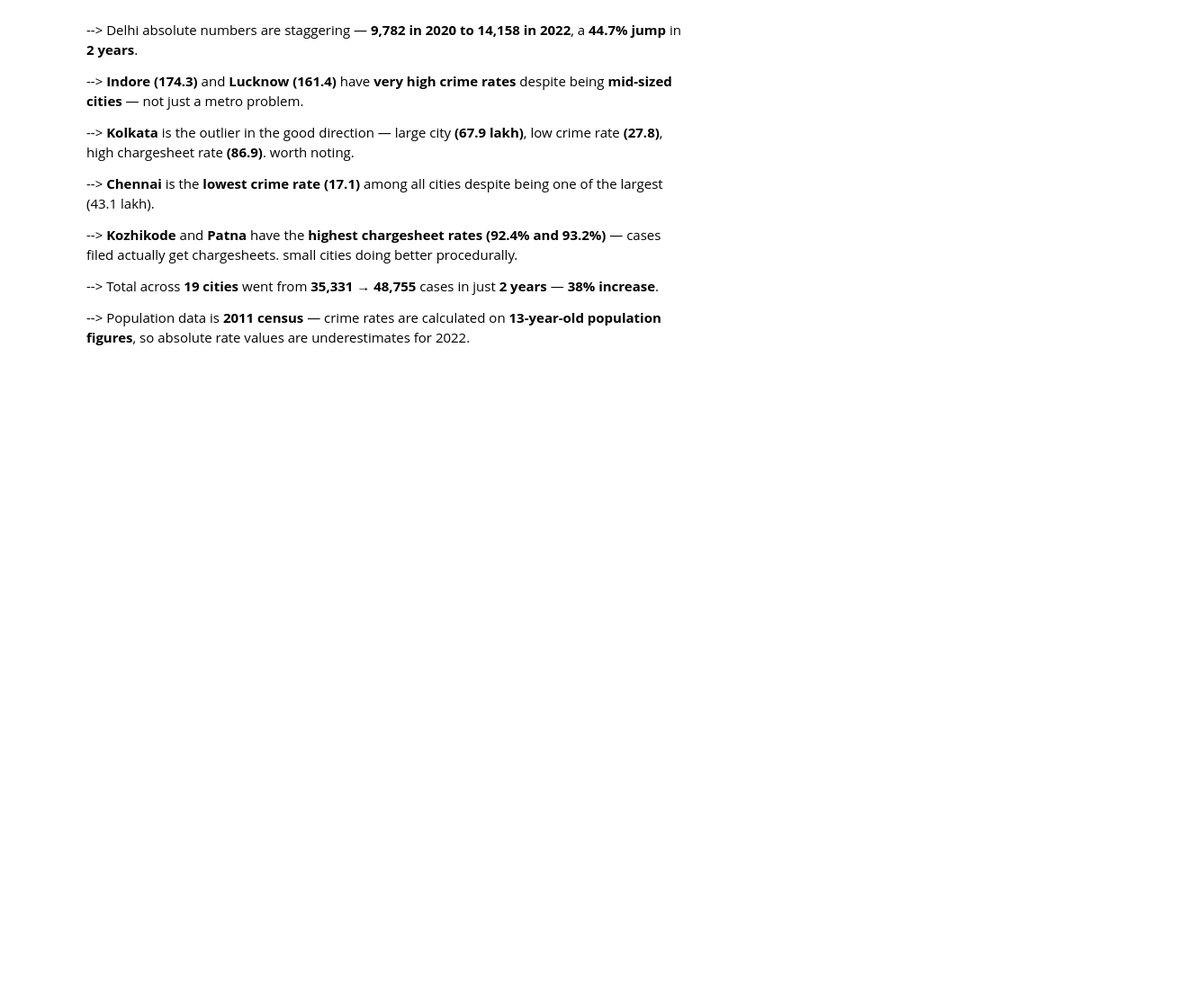
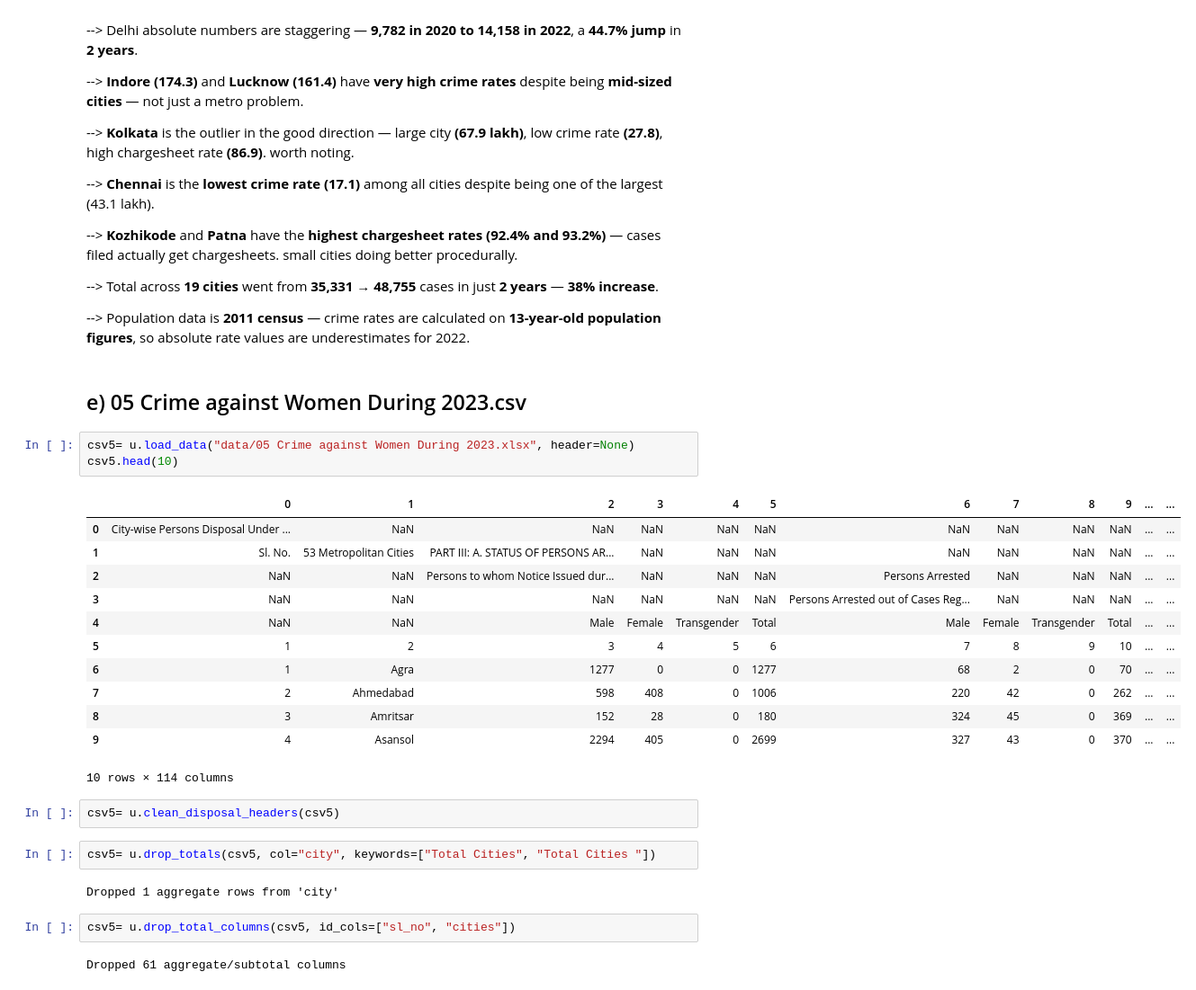
Before and after one commit to bhavya25-ds/The-Committee-Will-Look-Into-It, a Jupyter notebook: 02_Gender_Injustice/01_EDA.ipynb, the cells around one changed output. Shown at 90% size. Saved outputs shown, nothing was run; the diff lists cells and outputs as text; blank space fills up the shorter version.

```diff
--- a/02_Gender_Injustice/01_EDA.ipynb
+++ b/02_Gender_Injustice/01_EDA.ipynb
@@ -514,3 +453,31 @@ Saved | shape- (57, 6)
 --> Total across **19 cities** went from **35,331 → 48,755** cases in just **2 years** — **38% increase**.
 
 --> Population data is **2011 census** — crime rates are calculated on **13-year-old population figures**, so absolute rate values are underestimates for 2022.
+# %% [markdown]
+## e) 05 Crime against Women During 2023.csv
+# %%
+csv5= u.load_data("data/05 Crime against Women During 2023.xlsx", header=None)
+csv5.head(10)
+# %% [output]
+|  | 0 | 1 | 2 | 3 | 4 | 5 | 6 | 7 | 8 | 9 | ... | ... |
+| 0 | City-wise Persons Disposal Under ... | NaN | NaN | NaN | NaN | NaN | NaN | NaN | NaN | NaN | ... | ... |
+| 1 | Sl. No. | 53 Metropolitan Cities | PART III: A. STATUS OF PERSONS AR... | NaN | NaN | NaN | NaN | NaN | NaN | NaN | ... | ... |
+| 2 | NaN | NaN | Persons to whom Notice Issued dur... | NaN | NaN | NaN | Persons Arrested | NaN | NaN | NaN | ... | ... |
+| 3 | NaN | NaN | NaN | NaN | NaN | NaN | Persons Arrested out of Cases Reg... | NaN | NaN | NaN | ... | ... |
+| 4 | NaN | NaN | Male | Female | Transgender | Total | Male | Female | Transgender | Total | ... | ... |
+| 5 | 1 | 2 | 3 | 4 | 5 | 6 | 7 | 8 | 9 | 10 | ... | ... |
+| 6 | 1 | Agra | 1277 | 0 | 0 | 1277 | 68 | 2 | 0 | 70 | ... | ... |
+| 7 | 2 | Ahmedabad | 598 | 408 | 0 | 1006 | 220 | 42 | 0 | 262 | ... | ... |
+| 8 | 3 | Amritsar | 152 | 28 | 0 | 180 | 324 | 45 | 0 | 369 | ... | ... |
+| 9 | 4 | Asansol | 2294 | 405 | 0 | 2699 | 327 | 43 | 0 | 370 | ... | ... |
+10 rows × 114 columns
+# %%
+csv5= u.clean_disposal_headers(csv5)
+# %%
+csv5= u.drop_totals(csv5, col="city", keywords=["Total Cities", "Total Cities "])
+# %% [output]
+Dropped 1 aggregate rows from 'city'
+# %%
+csv5= u.drop_total_columns(csv5, id_cols=["sl_no", "cities"])
+# %% [output]
+Dropped 61 aggregate/subtotal columns
```
Also changed, not shown: parts of 13 cells of this notebook, 1 other file.
